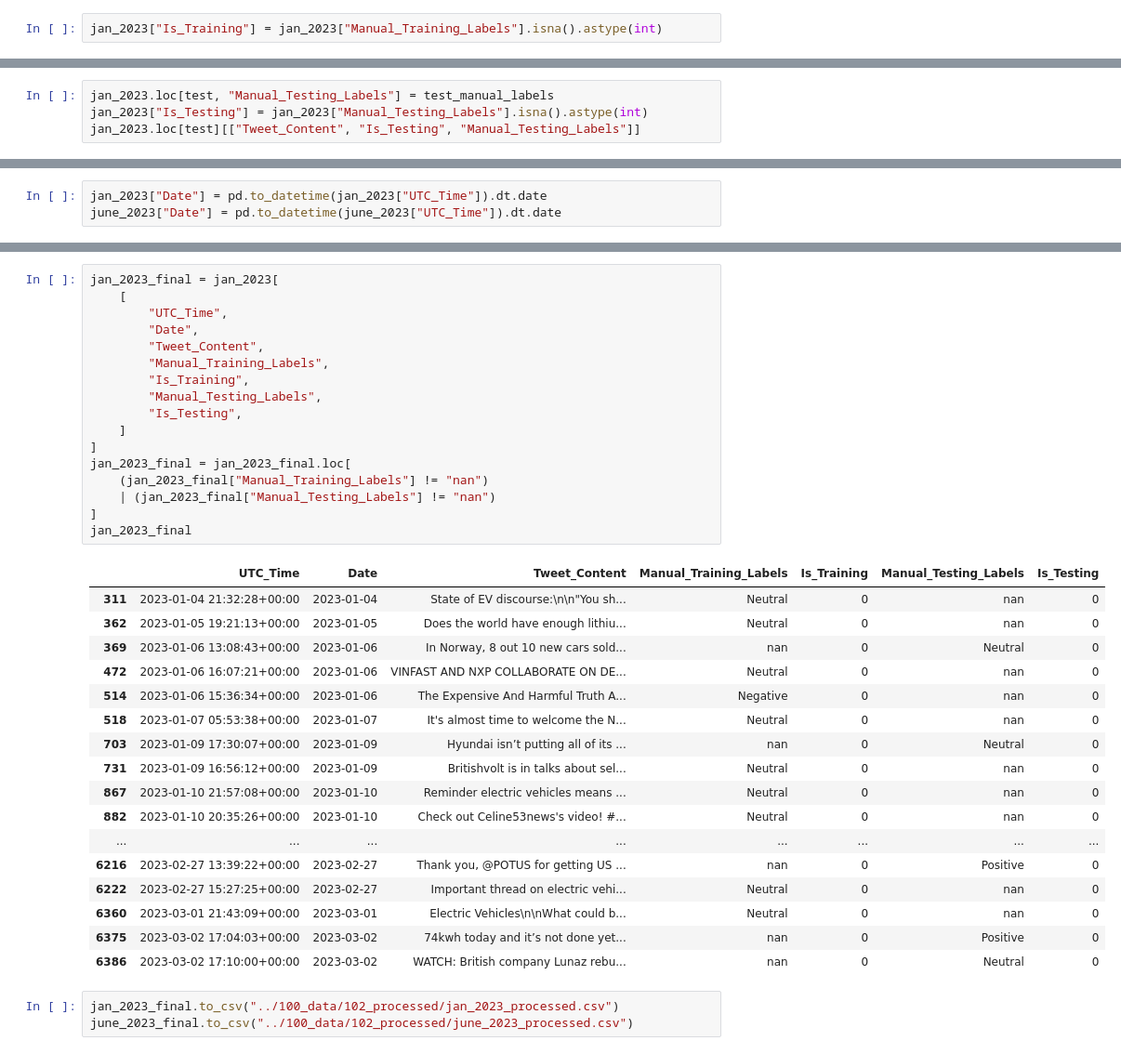
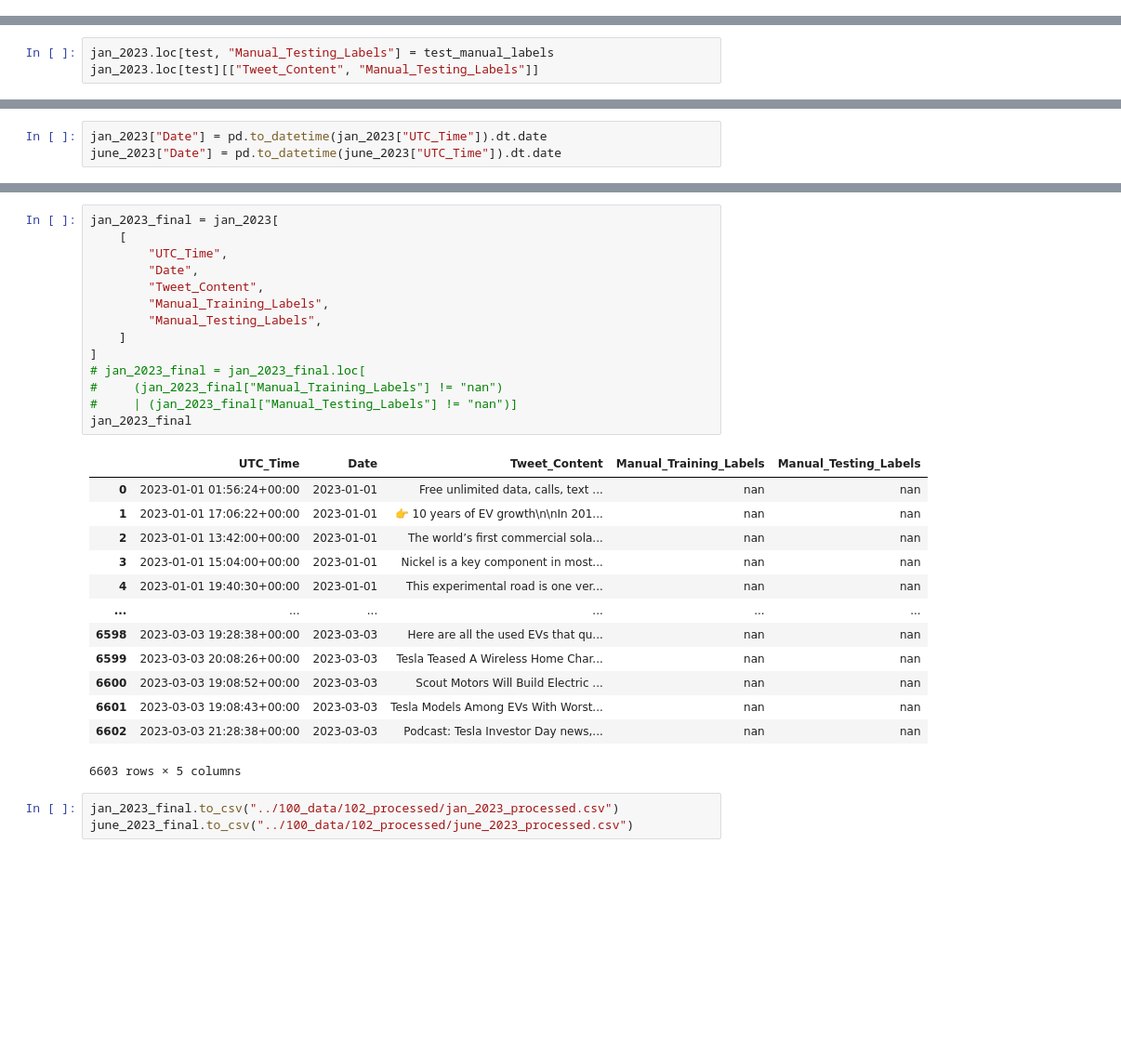
Before and after one commit to rrandev03/NLP_Final, a Jupyter notebook: 200_code/fan_labeling.ipynb, the cells around one changed output, grey strips where cells are left out. Shown: that part at 93% size. Cells and saved outputs as stored; diff of their text form; blank space fills up the shorter version.

```diff
--- a/200_code/fan_labeling.ipynb
+++ b/200_code/fan_labeling.ipynb
@@ -70,6 +70,4 @@ train_manual_labels = [
 assert len(train_manual_labels) == 25
 # %%
 jan_2023.loc[train, "Manual_Training_Labels"] = train_manual_labels
-# %%
-jan_2023["Is_Training"] = jan_2023["Manual_Training_Labels"].isna().astype(int)
 # %%
@@ -140,6 +138,5 @@ test_manual_labels = [
 assert len(test_manual_labels) == 13
 # %%
 jan_2023.loc[test, "Manual_Testing_Labels"] = test_manual_labels
-jan_2023["Is_Testing"] = jan_2023["Manual_Testing_Labels"].isna().astype(int)
-jan_2023.loc[test][["Tweet_Content", "Is_Testing", "Manual_Testing_Labels"]]
+jan_2023.loc[test][["Tweet_Content", "Manual_Testing_Labels"]]
 # %% [output]
@@ -336,38 +336,31 @@ june_2023_final
 # %%
 jan_2023_final = jan_2023[
     [
         "UTC_Time",
         "Date",
         "Tweet_Content",
         "Manual_Training_Labels",
-        "Is_Training",
         "Manual_Testing_Labels",
-        "Is_Testing",
     ]
 ]
-jan_2023_final = jan_2023_final.loc[
-    (jan_2023_final["Manual_Training_Labels"] != "nan")
-    | (jan_2023_final["Manual_Testing_Labels"] != "nan")
-]
+# jan_2023_final = jan_2023_final.loc[
+#     (jan_2023_final["Manual_Training_Labels"] != "nan")
+#     | (jan_2023_final["Manual_Testing_Labels"] != "nan")]
 jan_2023_final
 # %% [output]
-|  | UTC_Time | Date | Tweet_Content | Manual_Training_Labels | Is_Training | Manual_Testing_Labels | Is_Testing |
-| 311 | 2023-01-04 21:32:28+00:00 | 2023-01-04 | State of EV discourse:\n\n"You sh... | Neutral | 0 | nan | 0 |
-| 362 | 2023-01-05 19:21:13+00:00 | 2023-01-05 | Does the world have enough lithiu... | Neutral | 0 | nan | 0 |
-| 369 | 2023-01-06 13:08:43+00:00 | 2023-01-06 | In Norway, 8 out 10 new cars sold... | nan | 0 | Neutral | 0 |
-| 472 | 2023-01-06 16:07:21+00:00 | 2023-01-06 | VINFAST AND NXP COLLABORATE ON DE... | Neutral | 0 | nan | 0 |
-| 514 | 2023-01-06 15:36:34+00:00 | 2023-01-06 | The Expensive And Harmful Truth A... | Negative | 0 | nan | 0 |
-| 518 | 2023-01-07 05:53:38+00:00 | 2023-01-07 | It's almost time to welcome the N... | Neutral | 0 | nan | 0 |
-| 703 | 2023-01-09 17:30:07+00:00 | 2023-01-09 | Hyundai isn’t putting all of its ... | nan | 0 | Neutral | 0 |
-| 731 | 2023-01-09 16:56:12+00:00 | 2023-01-09 | Britishvolt is in talks about sel... | Neutral | 0 | nan | 0 |
-| 867 | 2023-01-10 21:57:08+00:00 | 2023-01-10 | Reminder electric vehicles means ... | Neutral | 0 | nan | 0 |
-| 882 | 2023-01-10 20:35:26+00:00 | 2023-01-10 | Check out Celine53news's video! #... | Neutral | 0 | nan | 0 |
-| ... | ... | ... | ... | ... | ... | ... | ... |
-| 6216 | 2023-02-27 13:39:22+00:00 | 2023-02-27 | Thank you, @POTUS for getting US ... | nan | 0 | Positive | 0 |
-| 6222 | 2023-02-27 15:27:25+00:00 | 2023-02-27 | Important thread on electric vehi... | Neutral | 0 | nan | 0 |
-| 6360 | 2023-03-01 21:43:09+00:00 | 2023-03-01 | Electric Vehicles\n\nWhat could b... | Neutral | 0 | nan | 0 |
-| 6375 | 2023-03-02 17:04:03+00:00 | 2023-03-02 | 74kwh today and it’s not done yet... | nan | 0 | Positive | 0 |
-| 6386 | 2023-03-02 17:10:00+00:00 | 2023-03-02 | WATCH: British company Lunaz rebu... | nan | 0 | Neutral | 0 |
+|  | UTC_Time | Date | Tweet_Content | Manual_Training_Labels | Manual_Testing_Labels |
+| 0 | 2023-01-01 01:56:24+00:00 | 2023-01-01 | Free unlimited data, calls, text ... | nan | nan |
+| 1 | 2023-01-01 17:06:22+00:00 | 2023-01-01 | 👉 10 years of EV growth\n\nIn 201... | nan | nan |
+| 2 | 2023-01-01 13:42:00+00:00 | 2023-01-01 | The world’s first commercial sola... | nan | nan |
+| 3 | 2023-01-01 15:04:00+00:00 | 2023-01-01 | Nickel is a key component in most... | nan | nan |
+| 4 | 2023-01-01 19:40:30+00:00 | 2023-01-01 | This experimental road is one ver... | nan | nan |
+| ... | ... | ... | ... | ... | ... |
+| 6598 | 2023-03-03 19:28:38+00:00 | 2023-03-03 | Here are all the used EVs that qu... | nan | nan |
+| 6599 | 2023-03-03 20:08:26+00:00 | 2023-03-03 | Tesla Teased A Wireless Home Char... | nan | nan |
+| 6600 | 2023-03-03 19:08:52+00:00 | 2023-03-03 | Scout Motors Will Build Electric ... | nan | nan |
+| 6601 | 2023-03-03 19:08:43+00:00 | 2023-03-03 | Tesla Models Among EVs With Worst... | nan | nan |
+| 6602 | 2023-03-03 21:28:38+00:00 | 2023-03-03 | Podcast: Tesla Investor Day news,... | nan | nan |
+6603 rows × 5 columns
 # %%
 jan_2023_final.to_csv("../100_data/102_processed/jan_2023_processed.csv")
 june_2023_final.to_csv("../100_data/102_processed/june_2023_processed.csv")
```
Also changed, not shown: parts of 7 cells of this notebook, 3 other files.
